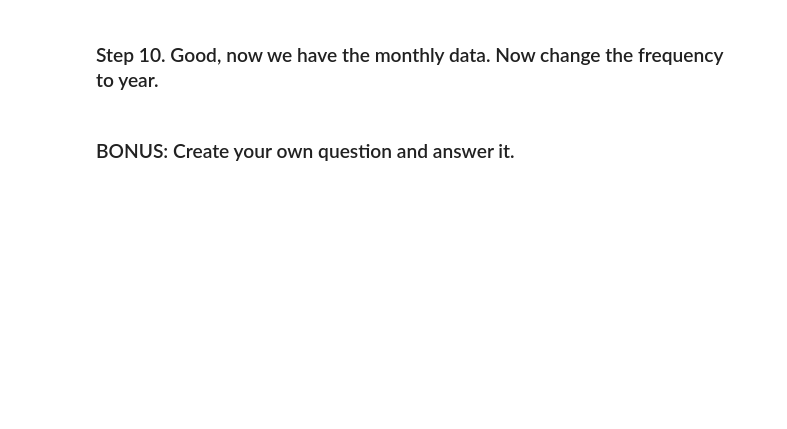
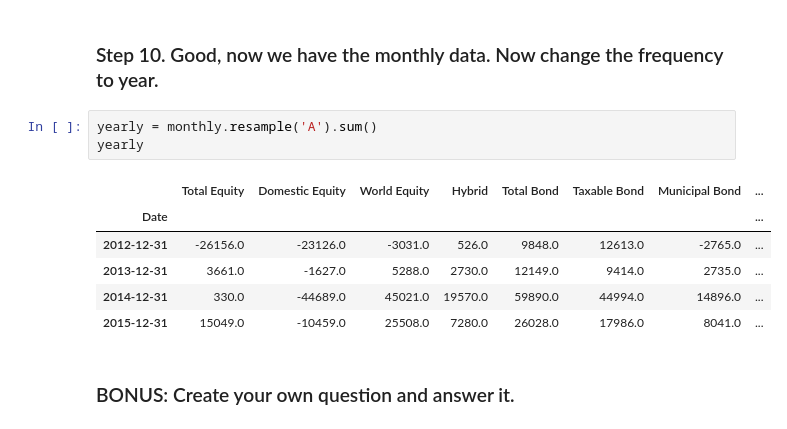
Before and after one commit to andy-j-block/pandas_exercises, a Jupyter notebook: 09_Time_Series/Investor_Flow_of_Funds_US/Exercises.ipynb, the cells around one changed output. Drawn from its saved outputs; the diff is of its cells as text; blank space fills up the shorter version.

```diff
--- a/09_Time_Series/Investor_Flow_of_Funds_US/Exercises.ipynb
+++ b/09_Time_Series/Investor_Flow_of_Funds_US/Exercises.ipynb
@@ -66,4 +161,14 @@ dtype('<M8[ns]')
 # %% [markdown]
 ### Step 10. Good, now we have the monthly data. Now change the frequency to year.
+# %%
+yearly = monthly.resample('A').sum()
+yearly
+# %% [output]
+|  | Total Equity | Domestic Equity | World Equity | Hybrid | Total Bond | Taxable Bond | Municipal Bond | ... |
+| Date |  |  |  |  |  |  |  | ... |
+| 2012-12-31 | -26156.0 | -23126.0 | -3031.0 | 526.0 | 9848.0 | 12613.0 | -2765.0 | ... |
+| 2013-12-31 | 3661.0 | -1627.0 | 5288.0 | 2730.0 | 12149.0 | 9414.0 | 2735.0 | ... |
+| 2014-12-31 | 330.0 | -44689.0 | 45021.0 | 19570.0 | 59890.0 | 44994.0 | 14896.0 | ... |
+| 2015-12-31 | 15049.0 | -10459.0 | 25508.0 | 7280.0 | 26028.0 | 17986.0 | 8041.0 | ... |
 # %% [markdown]
 ### BONUS: Create your own question and answer it.
```
Also changed, not shown: parts of 9 cells of this notebook, 1 other file.
